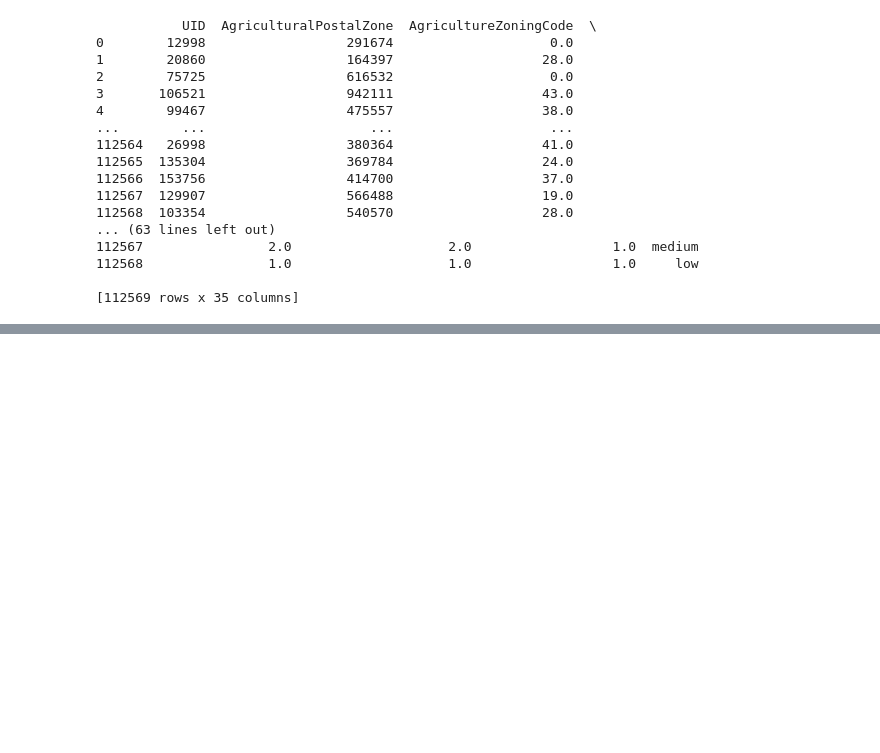
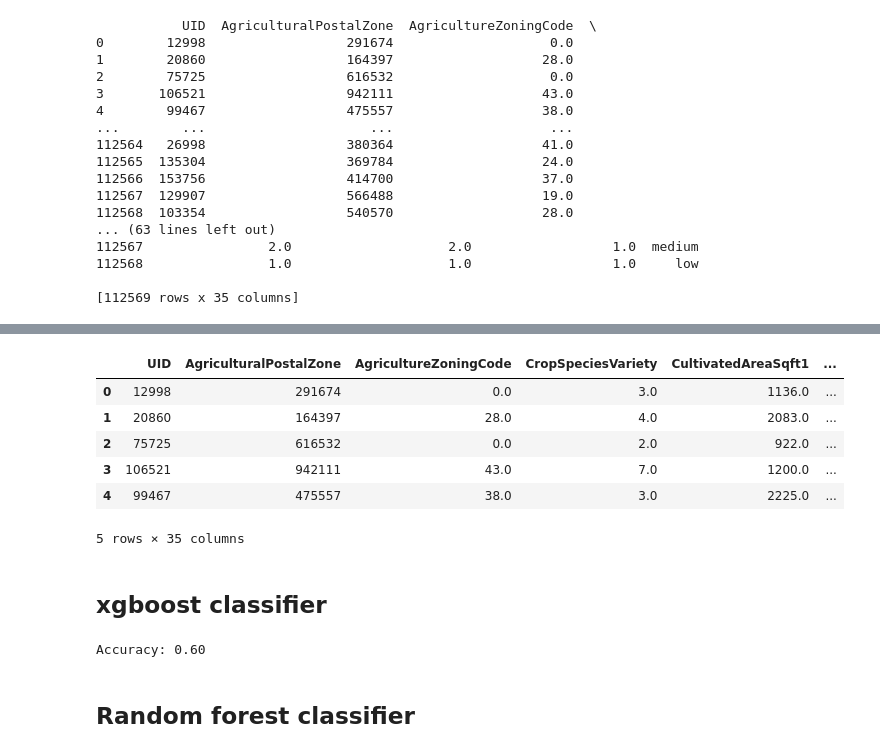
Before and after one commit to AbdullaOvais/vnb-foml-2024-hackathon, a Jupyter notebook: model.ipynb, the cells around one changed output, grey strips where cells are left out. Saved outputs shown, nothing was run; the diff lists cells and outputs as text; code cells hidden in the pictures; blank space fills up the shorter version.

```diff
--- a/model.ipynb
+++ b/model.ipynb
@@ -85,0 +158,4 @@ print(pd2)
+# %%
+for column in pd2.columns:
+    mode_value = pd2[column].mode()[0]  # Find the mode of the column
+    pd2[column].fillna(mode_value, inplace=True)
@@ -85,0 +183,38 @@ print(pd2)
+# %%
+pd2.head()
+# %% [output]
+|  | UID | AgriculturalPostalZone | AgricultureZoningCode | CropSpeciesVariety | CultivatedAreaSqft1 | ... |
+| 0 | 12998 | 291674 | 0.0 | 3.0 | 1136.0 | ... |
+| 1 | 20860 | 164397 | 28.0 | 4.0 | 2083.0 | ... |
+| 2 | 75725 | 616532 | 0.0 | 2.0 | 922.0 | ... |
+| 3 | 106521 | 942111 | 43.0 | 7.0 | 1200.0 | ... |
+| 4 | 99467 | 475557 | 38.0 | 3.0 | 2225.0 | ... |
+5 rows × 35 columns
+# %% [markdown]
+## xgboost classifier
+# %%
+import pandas as pd
+from sklearn.model_selection import train_test_split
+from sklearn.metrics import accuracy_score
+import xgboost as xgb
+
+# Load your dataset (replace 'your_file.csv' with your actual file)
+df = pd2
+X = df.drop(columns='Target')  # Replace 'target_column' with the actual column name for target
+y = df['Target']
+
+# Split the data
+X_train, X_test, y_train, y_test = train_test_split(X, y, test_size=0.3, random_state=42)
+
+# Initialize and train the XGBoost model
+model = xgb.XGBClassifier(use_label_encoder=False, eval_metric='logloss')
+model.fit(X_train, y_train)
+
+# Make predictions and calculate accuracy
+y_pred = model.predict(X_test)
+accuracy = accuracy_score(y_test, y_pred)
+print(f"Accuracy: {accuracy:.2f}")
+# %% [output]
+Accuracy: 0.60
+# %% [markdown]
+## Random forest classifier
```
Also changed, not shown: parts of 8 cells of this notebook, 1 other file.
